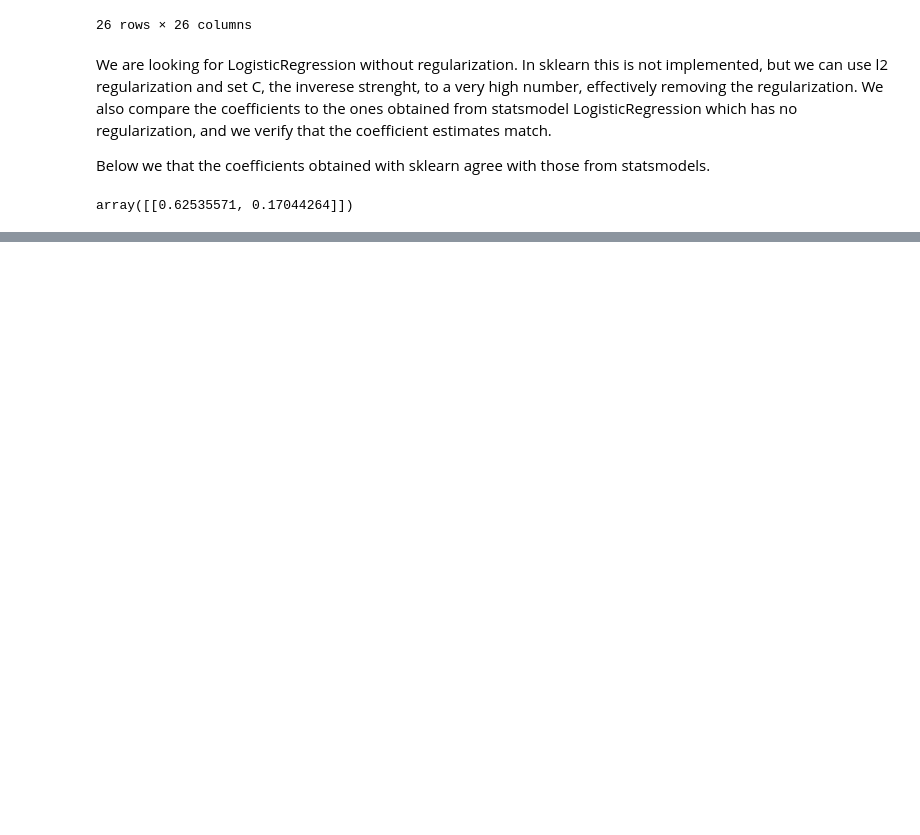
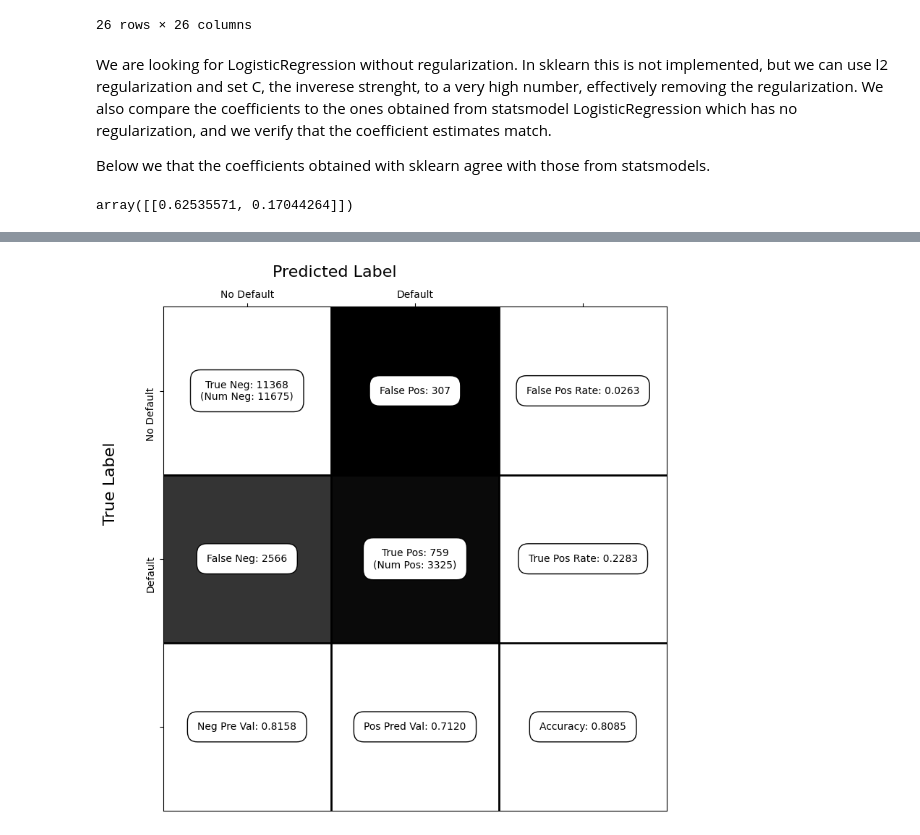
Before and after one commit to MaxBiber/statistics, a Jupyter notebook: credit_card_notebook.ipynb, the cells around one changed output, grey strips where cells are left out. Cells and saved outputs as stored; diff of their text form; code cells hidden in the pictures; blank space fills up the shorter version.

```diff
--- a/credit_card_notebook.ipynb
+++ b/credit_card_notebook.ipynb
@@ -91,0 +238,6 @@ Logit Regression Results
+# %%
+from sklearn.metrics import confusion_matrix
+C = confusion_matrix(y_test, y_pred)
+show_confusion_matrix(C, ['No Default', 'Default'])
+# %% [output]
+[figure, added]
```
Also changed, not shown: parts of 13 cells of this notebook.
